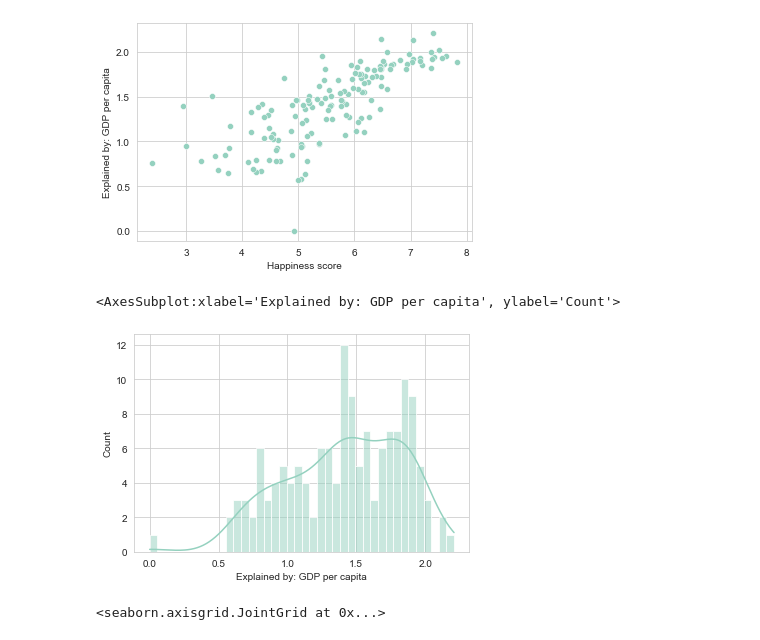
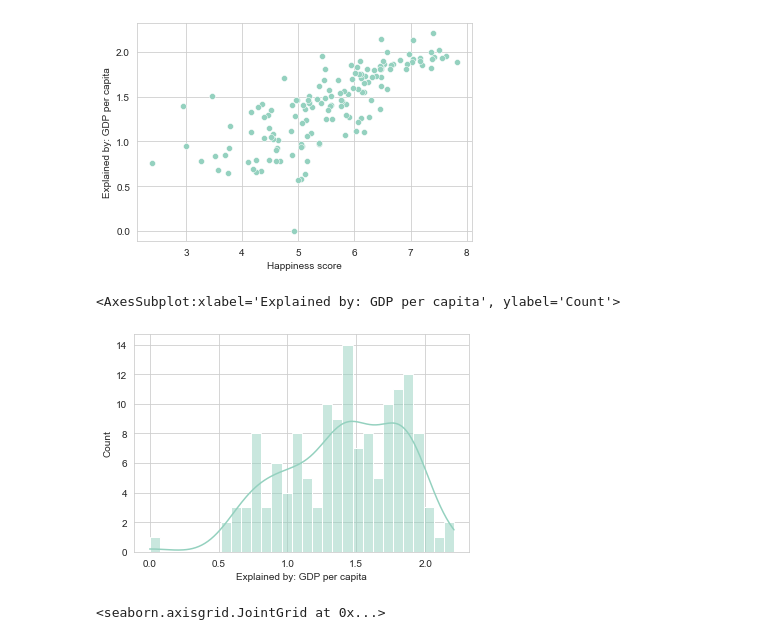
Before and after one commit to RipsimeArutyunya/Econometrics2022, a Jupyter notebook: LinearRegression/lreg.ipynb, the cells around one changed output. Drawn from its saved outputs; the diff is of its cells as text; code cells hidden in the pictures.

```diff
--- a/LinearRegression/lreg.ipynb
+++ b/LinearRegression/lreg.ipynb
@@ -90,10 +99,10 @@ sns.scatterplot(data=df, x='Happiness score', y='Explained by: GDP per capita')
 [figure]
 # %%
 # A histogram is a classic visualization tool that represents the distribution of one or more variables by counting the number of observations that fall within disrete bins
-sns.histplot(data=df, x='Explained by: GDP per capita', bins=40, kde=True)
+sns.histplot(data=df, x='Explained by: GDP per capita', bins=30, kde=True) #number of rows (data points) / number of bins
 # %% [output]
 <AxesSubplot:xlabel='Explained by: GDP per capita', ylabel='Count'>
-[figure, old version]
+[figure, new version]
 # %%
 sns.jointplot(x='Happiness score', y='Explained by: GDP per capita', data=df)
 # %% [output]
```
Also changed, not shown: parts of 7 cells of this notebook.
